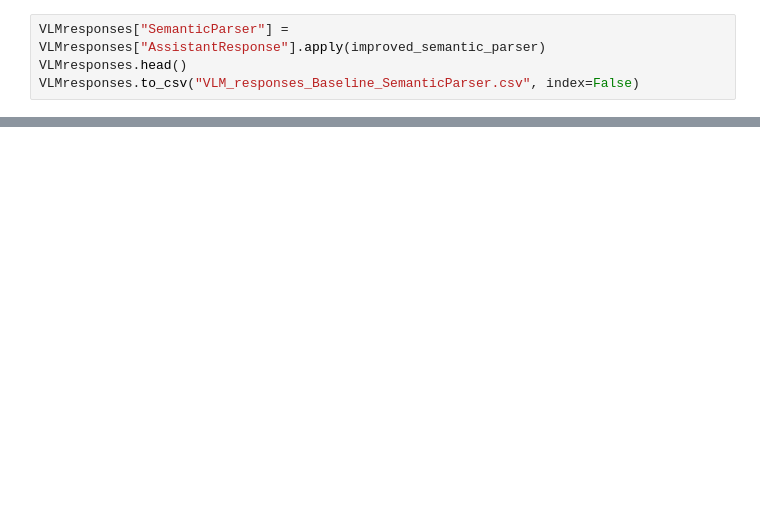
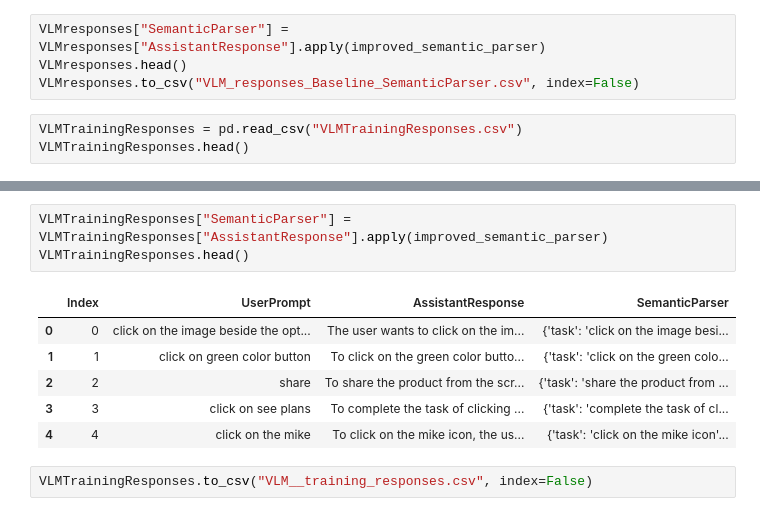
Before and after one commit to rng190001/CS6375-ResearchProject, a Jupyter notebook: ruleBasedParser.ipynb, the cells around one changed output, grey strips where cells are left out. Saved outputs shown, nothing was run; the diff lists cells and outputs as text; blank space fills up the shorter version.

```diff
--- a/ruleBasedParser.ipynb
+++ b/ruleBasedParser.ipynb
@@ -197,3 +215,6 @@ print(json.dumps(improved_semantic_parser(text), indent=3))
 VLMresponses["SemanticParser"] = VLMresponses["AssistantResponse"].apply(improved_semantic_parser)
 VLMresponses.head()
 VLMresponses.to_csv("VLM_responses_Baseline_SemanticParser.csv", index=False)
+# %%
+VLMTrainingResponses = pd.read_csv("VLMTrainingResponses.csv")
+VLMTrainingResponses.head()
@@ -199,0 +228,12 @@ VLMresponses.to_csv("VLM_responses_Baseline_SemanticParser.csv", index=False)
+# %%
+VLMTrainingResponses["SemanticParser"] = VLMTrainingResponses["AssistantResponse"].apply(improved_semantic_parser)
+VLMTrainingResponses.head()
+# %% [output]
+|  | Index | UserPrompt | AssistantResponse | SemanticParser |
+| 0 | 0 | click on the image beside the opt... | The user wants to click on the im... | {'task': 'click on the image besi... |
+| 1 | 1 | click on green color button | To click on the green color butto... | {'task': 'click on the green colo... |
+| 2 | 2 | share | To share the product from the scr... | {'task': 'share the product from ... |
+| 3 | 3 | click on see plans | To complete the task of clicking ... | {'task': 'complete the task of cl... |
+| 4 | 4 | click on the mike | To click on the mike icon, the us... | {'task': 'click on the mike icon'... |
+# %%
+VLMTrainingResponses.to_csv("VLM__training_responses.csv", index=False)
```
Also changed, not shown: parts of 5 cells of this notebook, 6 other files.
